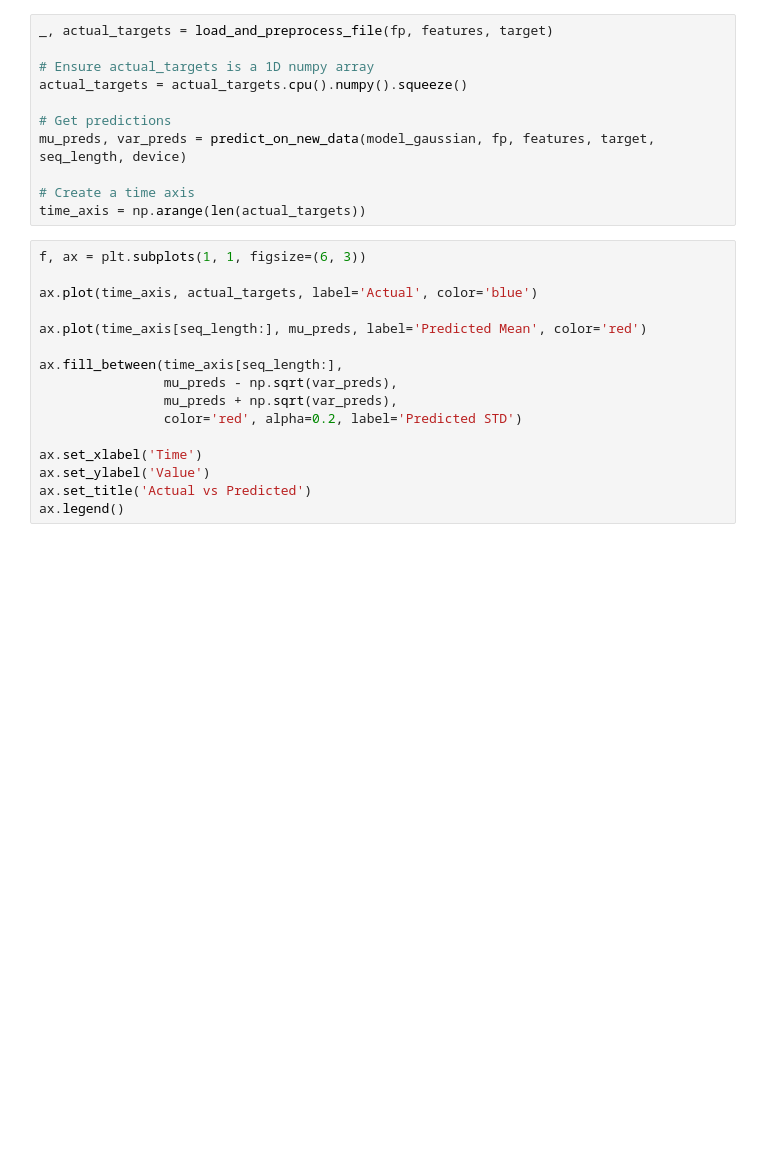
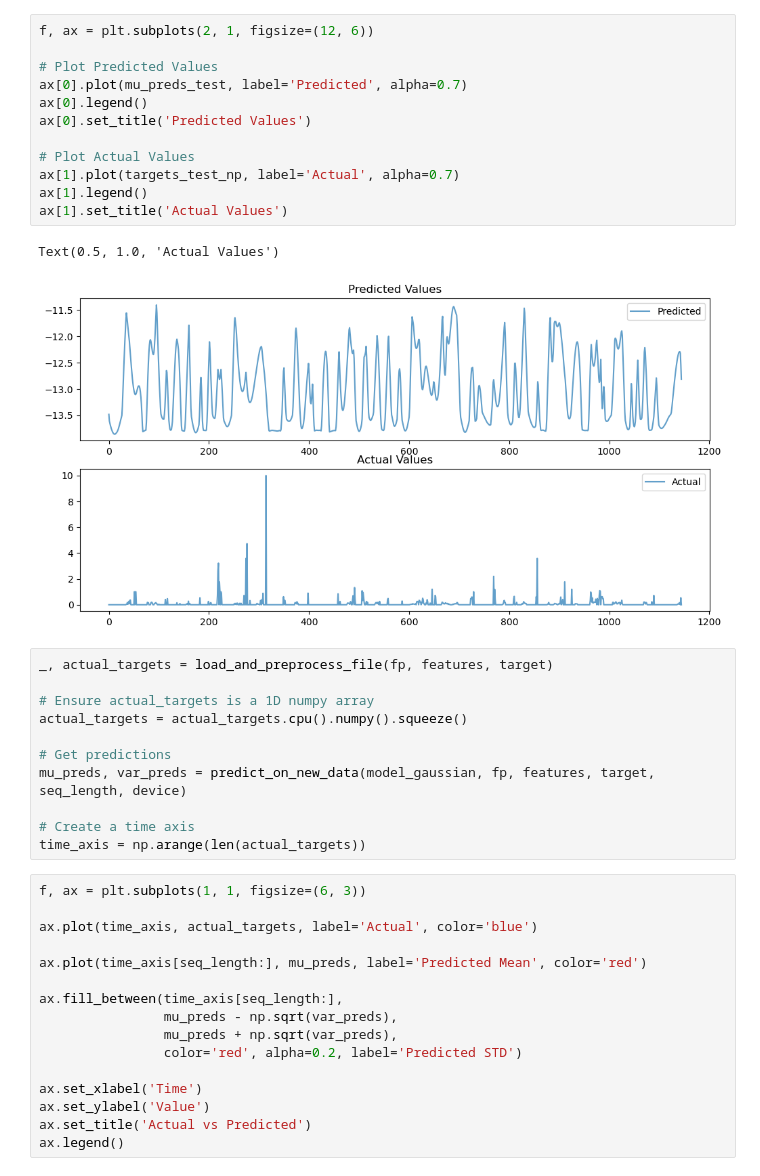
Before and after one commit to arunavanag591/COSMOS, a Jupyter notebook: train_distribution.ipynb, the cells around one changed output. Saved outputs shown, nothing was run; the diff lists cells and outputs as text; blank space fills up the shorter version.

```diff
--- a/train_distribution.ipynb
+++ b/train_distribution.ipynb
@@ -197,3 +300,18 @@ mu_preds, var_preds = predict_on_new_data(model_gaussian, fp, features, target,
+# %%
+f, ax = plt.subplots(2, 1, figsize=(12, 6))
+
+# Plot Predicted Values
+ax[0].plot(mu_preds_test, label='Predicted', alpha=0.7)
+ax[0].legend()
+ax[0].set_title('Predicted Values')
+
+# Plot Actual Values
+ax[1].plot(targets_test_np, label='Actual', alpha=0.7)
+ax[1].legend()
+ax[1].set_title('Actual Values')
+# %% [output]
+Text(0.5, 1.0, 'Actual Values')
+[figure, added]
 # %%
 _, actual_targets = load_and_preprocess_file(fp, features, target)
 
```
Also changed, not shown: parts of 10 cells of this notebook, 1 other file.
